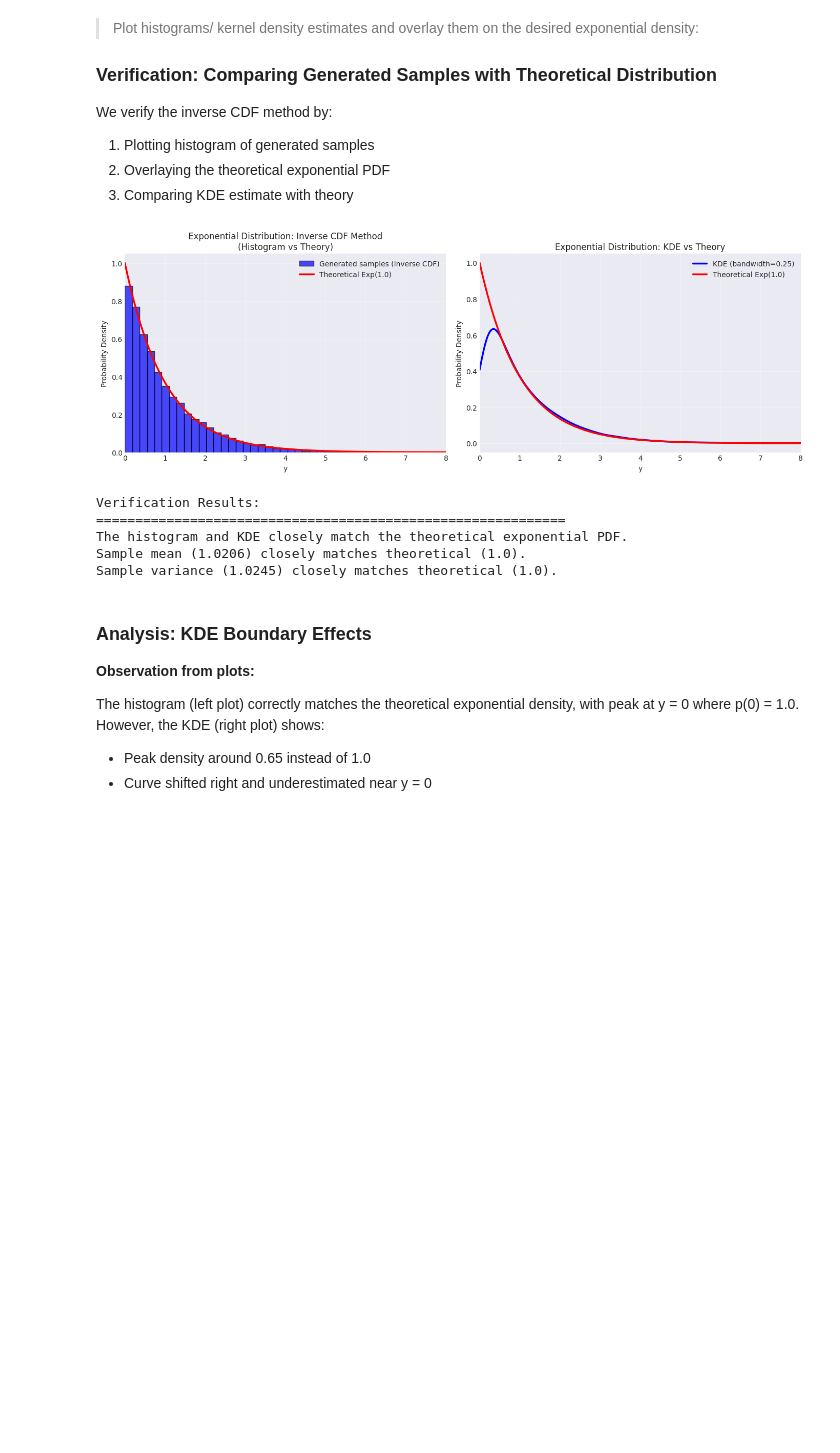
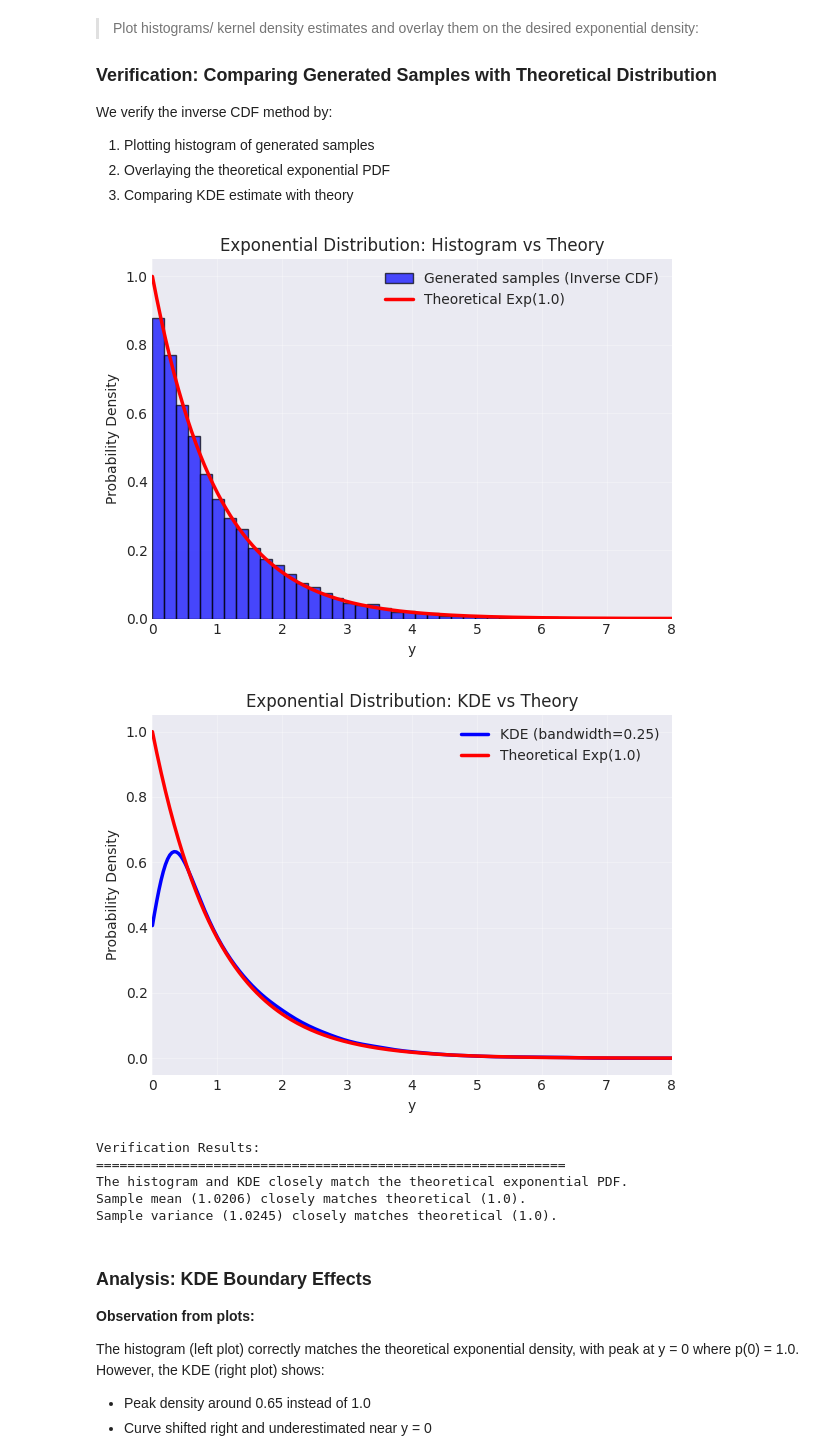
Before and after one commit to liuzihe02/iia, a Jupyter notebook: 3F3/rv_lab.ipynb, the cells around one changed output. Drawn from its saved outputs; the diff is of its cells as text; code cells hidden in the pictures; blank space fills up the shorter version.

```diff
--- a/3F3/rv_lab.ipynb
+++ b/3F3/rv_lab.ipynb
@@ -1304,10 +1318,14 @@ We verify the inverse CDF method by:
 3. Comparing KDE estimate with theory
 # %%
 # Plot verification: Histogram and KDE vs Theoretical PDF
-fig, axes = plt.subplots(1, 2, figsize=(14, 5))
+# Save as separate figures for LaTeX
+
+# Theoretical PDF: p(y) = (1/mu) * exp(-y/mu)
+x_range = np.linspace(0, 10, 300)
+p_theory = stats.expon.pdf(x_range, scale=mean_exp)
 
 # Plot 1: Histogram with theoretical overlay
-ax = axes[0]
+fig, ax = plt.subplots(figsize=(6, 4.5))
 counts, bins, patches = ax.hist(
     y_exp,
     bins=50,
@@ -1317,10 +1335,6 @@ counts, bins, patches = ax.hist(
     edgecolor="black",
     label="Generated samples (Inverse CDF)",
 )
-
-# Theoretical PDF: p(y) = (1/mu) * exp(-y/mu)
-x_range = np.linspace(0, 10, 300)
-p_theory = stats.expon.pdf(x_range, scale=mean_exp)
 ax.plot(
     x_range,
     p_theory,
@@ -1328,16 +1342,18 @@ ax.plot(
     linewidth=2.5,
     label=f"Theoretical Exp({mean_exp})",
 )
-
 ax.set_xlabel("y")
 ax.set_ylabel("Probability Density")
-ax.set_title(f"Exponential Distribution: Inverse CDF Method\n(Histogram vs Theory)")
+ax.set_title(f"Exponential Distribution: Histogram vs Theory")
 ax.legend()
 ax.grid(True, alpha=0.3)
 ax.set_xlim([0, 8])
+plt.tight_layout()
+plt.savefig("img/exponential_inverse_cdf_hist.png", dpi=600, bbox_inches="tight")
+plt.show()
 
 # Plot 2: KDE comparison
-ax = axes[1]
+fig, ax = plt.subplots(figsize=(6, 4.5))
 bandwidth_exponential = 0.25
 x_kde, pdf_kde = ksdensity(y_exp, width=bandwidth_exponential, x_axis=x_range)
 ax.plot(
@@ -1345,37 +1361,36 @@ ax.plot(
     pdf_kde,
     "b-",
     linewidth=2.5,
     label=f"KDE (bandwidth={bandwidth_exponential})",
 )
 ax.plot(
     x_range,
     p_theory,
     "r-",
     linewidth=2.5,
     label=f"Theoretical Exp({mean_exp})",
 )
-
 ax.set_xlabel("y")
 ax.set_ylabel("Probability Density")
 ax.set_title("Exponential Distribution: KDE vs Theory")
 ax.legend()
 ax.grid(True, alpha=0.3)
 ax.set_xlim([0, 8])
-
 plt.tight_layout()
-plt.savefig("img/exponential_inverse_cdf.png", dpi=600, bbox_inches="tight")
+plt.savefig("img/exponential_inverse_cdf_kde.png", dpi=600, bbox_inches="tight")
 plt.show()
 
 # Verification message
 print("\nVerification Results:")
 print("=" * 60)
 print("The histogram and KDE closely match the theoretical exponential PDF.")
 print(f"Sample mean ({y_exp.mean():.4f}) closely matches theoretical ({mean_exp}).")
 print(
     f"Sample variance ({y_exp.var():.4f}) closely matches theoretical ({mean_exp**2})."
 )
 # %% [output]
-[figure, old version]
+[figure, new version]
+[figure, added]
 Verification Results:
 ============================================================
 The histogram and KDE closely match the theoretical exponential PDF.
```
Also changed, not shown: parts of 3 cells of this notebook, 9 other files.
